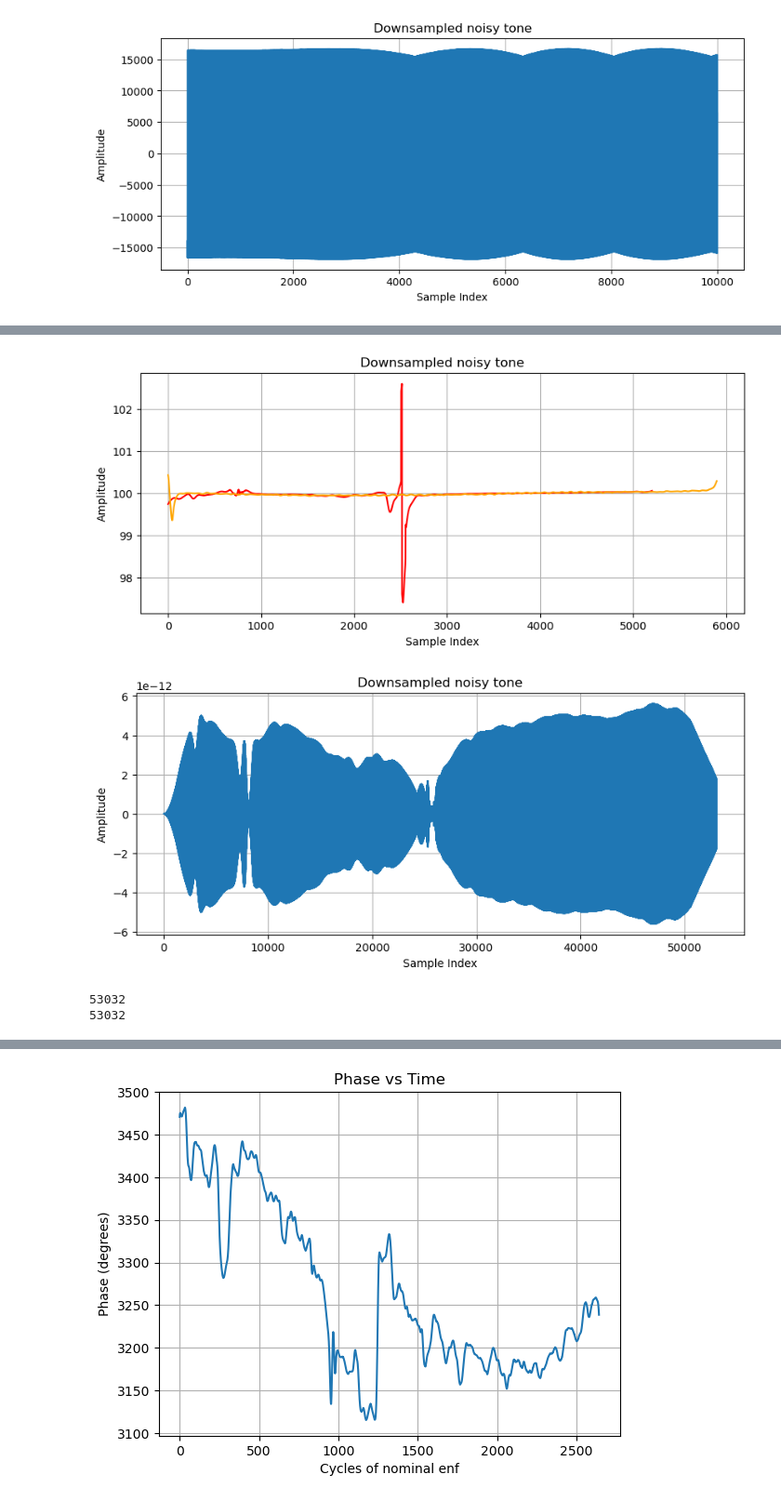
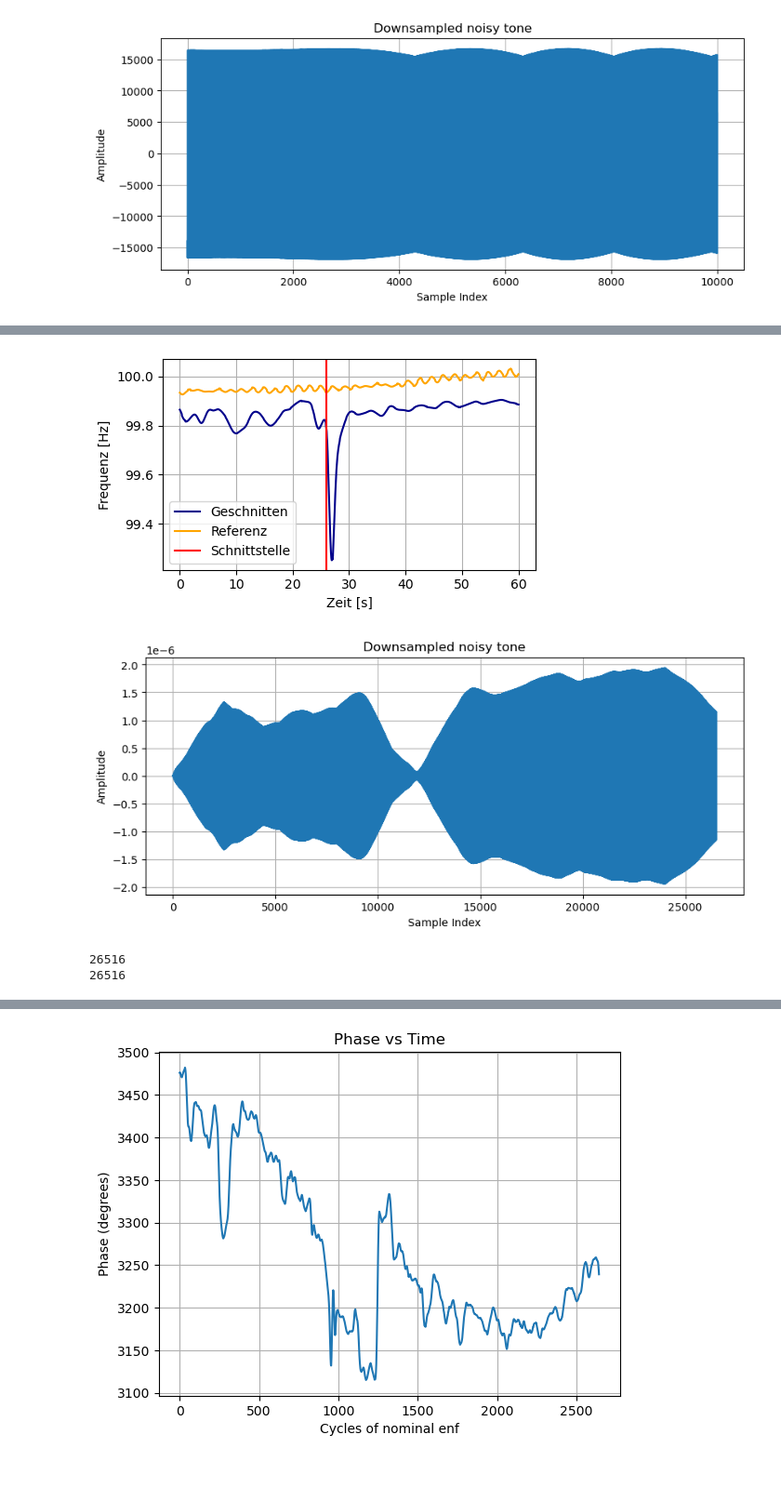
Before and after one commit to Licates/ENFify, a Jupyter notebook: notebooks/ls/0.03_ls_enf-enhancement.ipynb, the cells around one changed output, grey strips where cells are left out. Shown at 93% size. Cells and saved outputs as stored; diff of their text form; code cells hidden in the pictures; blank space fills up the shorter version.

```diff
--- a/notebooks/ls/0.03_ls_enf-enhancement.ipynb
+++ b/notebooks/ls/0.03_ls_enf-enhancement.ipynb
@@ -272,5 +319,5 @@ plt.show()
 # %%
-for i in tqdm(range(5)):
+for i in tqdm(range(1)):
     alpha =  5000            # Balancing parameter of the data-fidelity constraint
     tau = 0                 # Noise-tolerance (no strict fidelity enforcement)
     n_mode = 1              # Number of modes to be recovered
@@ -282,6 +329,9 @@ for i in tqdm(range(5)):
 
     u_clean_cut, _, _ = VMD(bandpass_sig_cut, alpha, tau, n_mode, DC, tol)
     bandpass_sig_cut = u_clean_cut[0]
+
+    u_clean_ref, _, _ = VMD(bandpass_ref, alpha, tau, n_mode, DC, tol)
+    bandpass_ref = u_clean_ref[0]
 # %%
 freqs_DFT1_cut = segmented_freq_estimation_DFT1(bandpass_sig_cut, cut_noise_fs, 100, 20_000, 100)
 freqs_DFT1 = segmented_freq_estimation_DFT1(bandpass_sig, noise_fs, 100, 20_000, 100)
@@ -322,7 +370,7 @@ denoised_signal = RFA(bandpass_sig, noise_fs, tau, epsilon, I, f0)
 # %%
 fs = noise_fs
 f0 = 100
-I = 2
+I = 1
 epsilon = 1e-20
 tau = int(2500)
 
@@ -361,27 +413,35 @@ print(len(bandpass_sig))
 # %%
 freqs_DFT1_cut = segmented_freq_estimation_DFT1(cut_denoised_signal, cut_noise_fs, 100, 20_000, 100)
+freqs_ref = segmented_freq_estimation_DFT1(bandpass_ref, ref_fs, 100, 20_000, 100)
 
-plt.figure(figsize=(10, 4))
-plt.plot(freqs_DFT1_cut, color="red")
-plt.plot(freqs_ref, color="orange")
-plt.title('Downsampled noisy tone')
-plt.xlabel('Sample Index')
-plt.ylabel('Amplitude')
+time_ref = np.linspace(0.0, x_ref, len(freqs_ref))
+time_cut = np.linspace(0.0, x, len(freqs_DFT1_cut))
+cut_start = 26
+
+plt.figure(figsize=(5, 3))
+plt.plot(time_cut, freqs_DFT1_cut-0.1, color="#00008B", label = "Geschnitten")
+plt.plot(time_ref, freqs_ref, color="orange", label = "Referenz")
+plt.axvline(cut_start, color="red", label = "Schnittstelle")
+plt.xlabel('Zeit [s]')
+plt.ylabel('Frequenz [Hz]')
 plt.grid()
+plt.legend()
+plt.tight_layout()
+plt.savefig('whu_tampered_freqs.pdf', dpi=300)
 plt.show()
 
 plt.figure(figsize=(10, 4))
 plt.plot(cut_denoised_signal)
 plt.title('Downsampled noisy tone')
 plt.xlabel('Sample Index')
 plt.ylabel('Amplitude')
 plt.grid()
 plt.show()
 
 print(len(cut_denoised_signal))
 print(len(bandpass_sig_cut))
 # %% [output]
-[figure, old version]
+[figure, new version]
-[figure, old version]
+[figure, new version]
-53032
-53032
+26516
+26516
```
Also changed, not shown: parts of 17 cells of this notebook, 17 other files.
